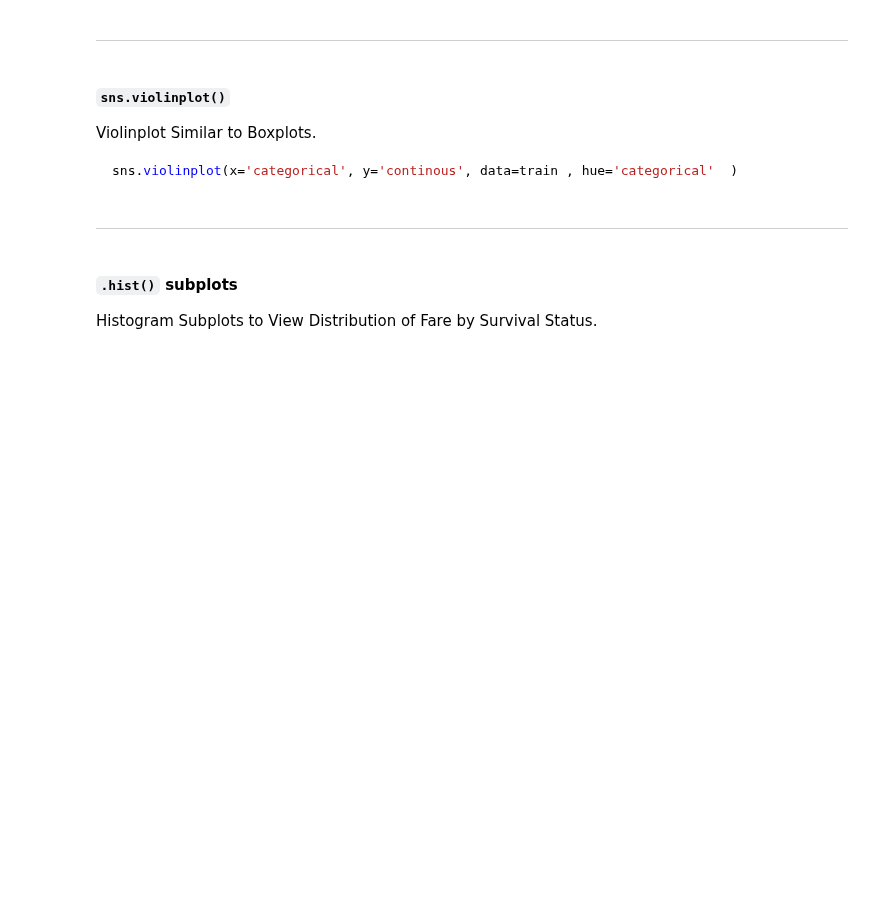
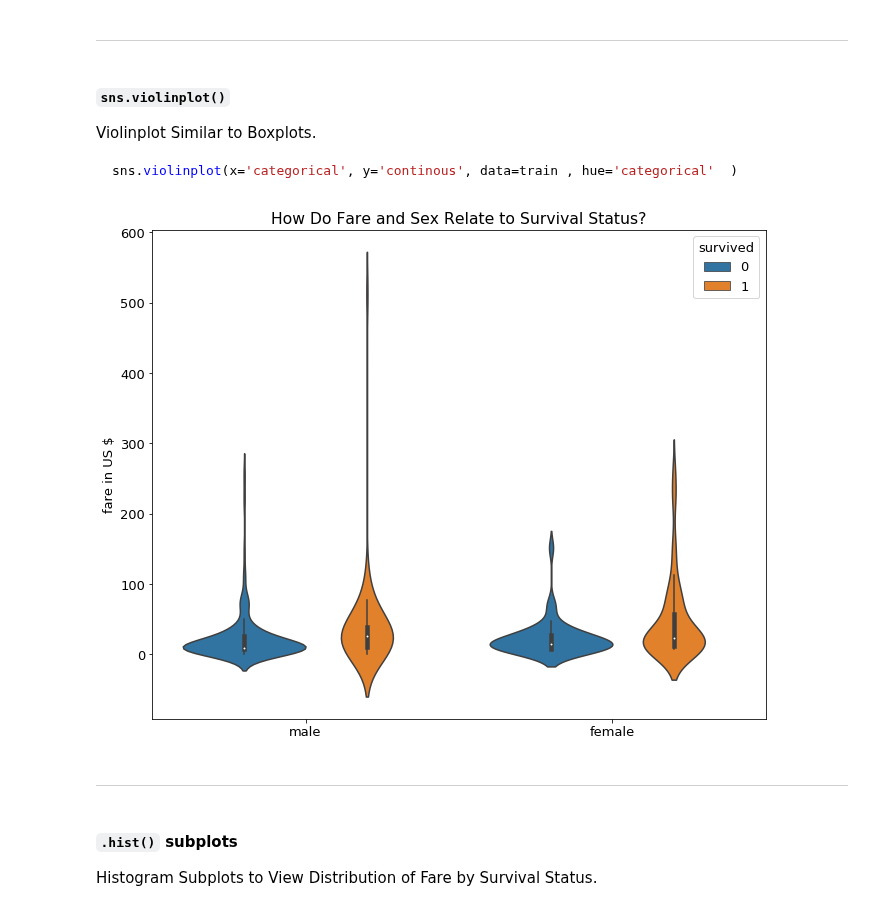
Before and after one commit to faithkane3/classification, a Jupyter notebook: classification_review.ipynb, the cells around one changed output. Cells and saved outputs as stored; diff of their text form; code cells hidden in the pictures; blank space fills up the shorter version.

````diff
--- a/classification_review.ipynb
+++ b/classification_review.ipynb
@@ -756,11 +788,15 @@ Violinplot Similar to Boxplots.
 sns.violinplot(x='categorical', y='continous', data=train , hue='categorical'  )
 ```
 # %%
-sns.violinplot(x='Sex', y='Fare', data=train , hue='Survived'  )
+sns.violinplot(x='sex', y='fare', data=train , hue='survived'  )
 
 plt.title('How Do Fare and Sex Relate to Survival Status?')
+plt.xlabel('')
+plt.ylabel('fare in US $')
 
 plt.show()
+# %% [output]
+[figure, added]
 # %% [markdown]
 ___
 # %% [markdown]
````
Also changed, not shown: parts of 118 cells of this notebook.
